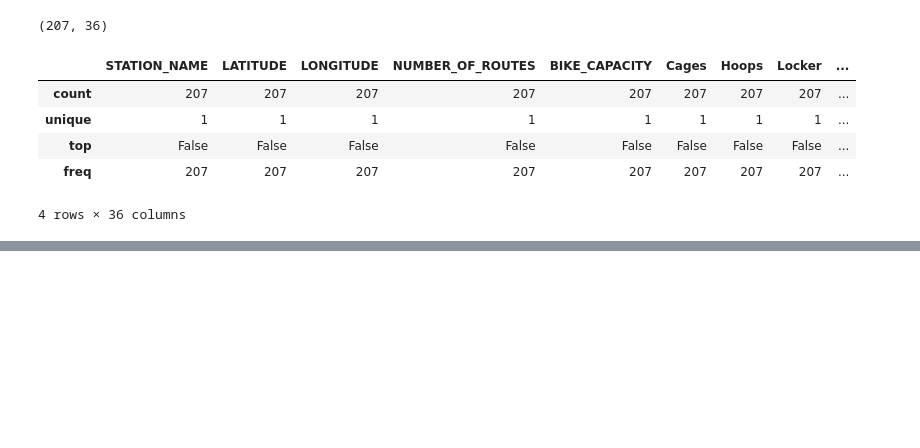
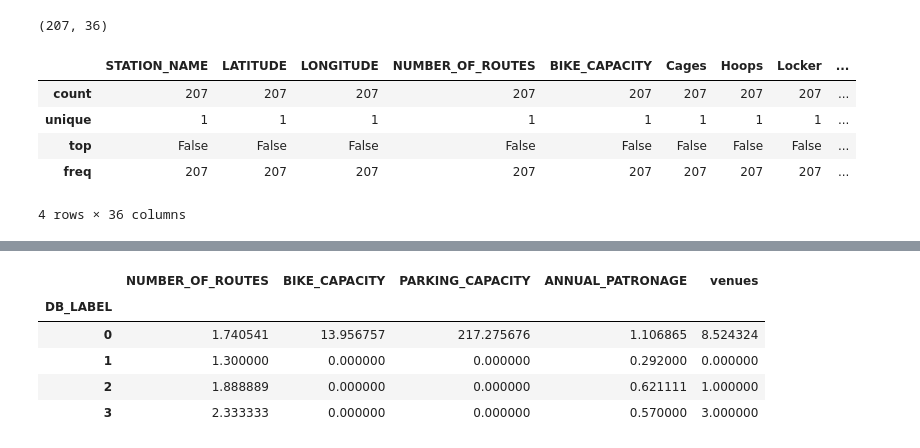
Before and after one commit to AntoineMaalouf/melbourne_train_stations, a Jupyter notebook: Melbourne Train Station.ipynb, the cells around one changed output, grey strips where cells are left out. Saved outputs shown, nothing was run; the diff lists cells and outputs as text; code cells hidden in the pictures; blank space fills up the shorter version.

```diff
--- a/Melbourne Train Station.ipynb
+++ b/Melbourne Train Station.ipynb
@@ -356,0 +521,10 @@ full_data.head(5)
+# %%
+full_data.groupby(by='DB_LABEL').mean()[['NUMBER_OF_ROUTES',
+       'BIKE_CAPACITY', 'PARKING_CAPACITY', 'ANNUAL_PATRONAGE', 'venues']]
+# %% [output]
+|  | NUMBER_OF_ROUTES | BIKE_CAPACITY | PARKING_CAPACITY | ANNUAL_PATRONAGE | venues |
+| DB_LABEL |  |  |  |  |  |
+| 0 | 1.740541 | 13.956757 | 217.275676 | 1.106865 | 8.524324 |
+| 1 | 1.300000 | 0.000000 | 0.000000 | 0.292000 | 0.000000 |
+| 2 | 1.888889 | 0.000000 | 0.000000 | 0.621111 | 1.000000 |
+| 3 | 2.333333 | 0.000000 | 0.000000 | 0.570000 | 3.000000 |
```
Also changed, not shown: parts of 37 cells of this notebook, 6 other files.
